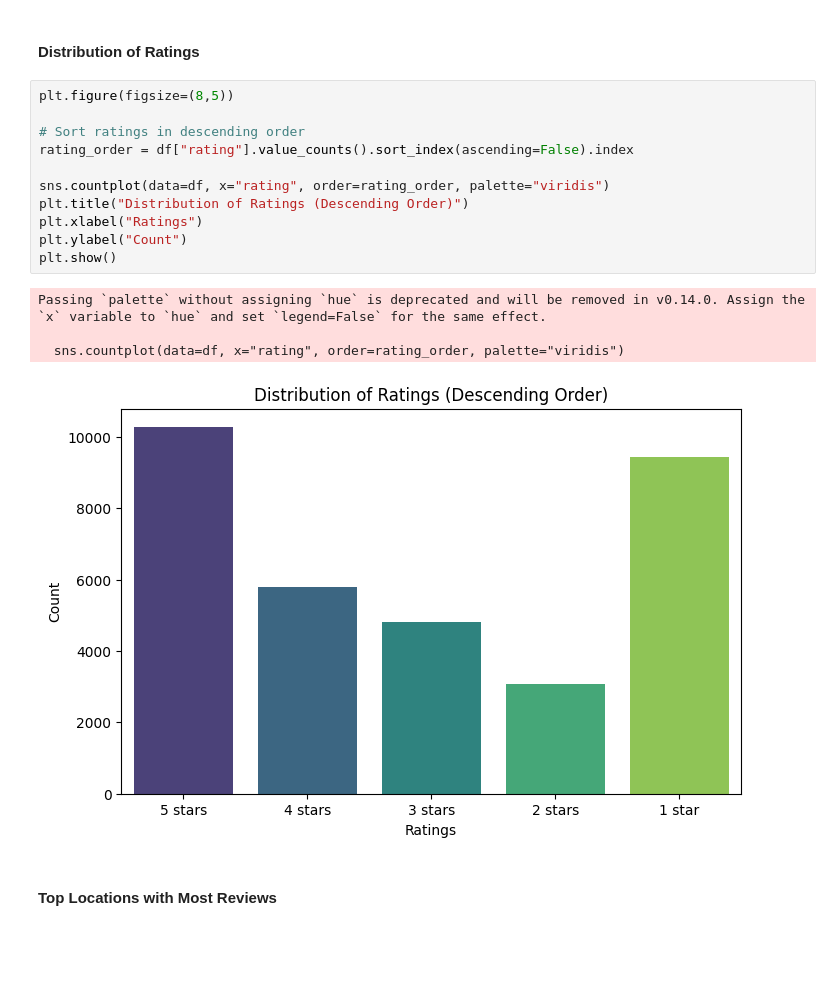
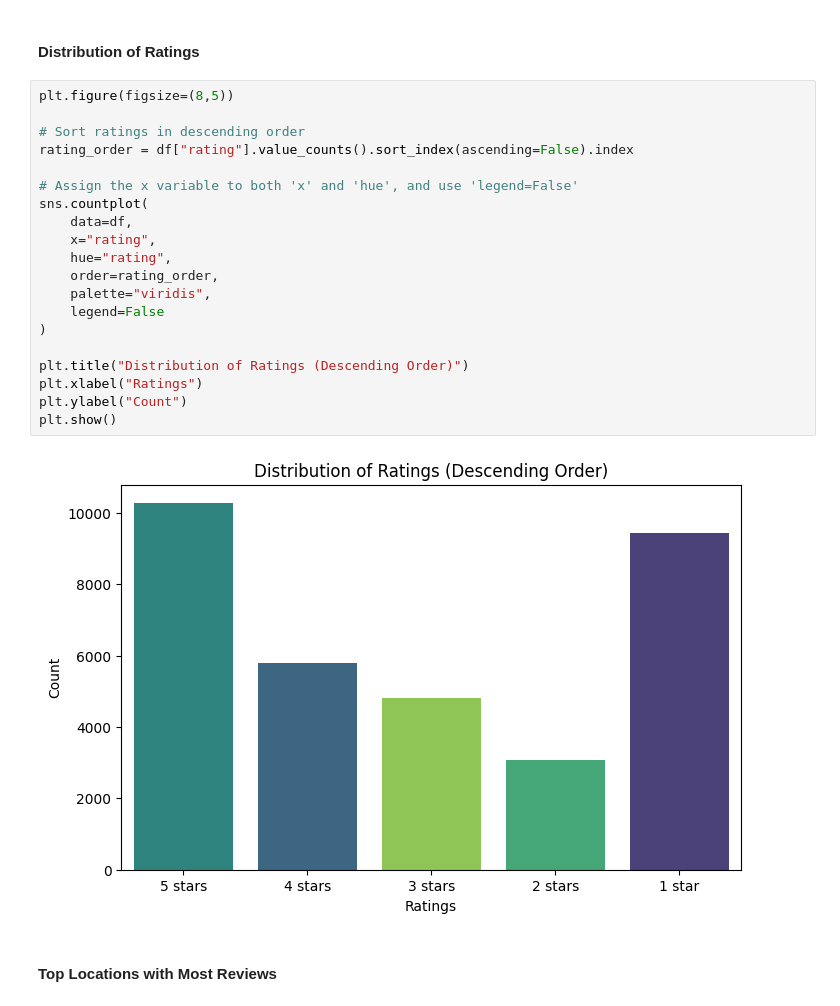
Before and after one commit to chibil5151/Text-and-Sentiment-Analytics, a Jupyter notebook: Part A and B.ipynb, the cells around one changed output. Cells and saved outputs as stored; diff of their text form; blank space fills up the shorter version.

```diff
--- a/Part A and B.ipynb
+++ b/Part A and B.ipynb
@@ -380,19 +317,25 @@ for review in df['review'].sample(10, random_state=42):
 # %%
 plt.figure(figsize=(8,5))
 
 # Sort ratings in descending order
 rating_order = df["rating"].value_counts().sort_index(ascending=False).index
 
-sns.countplot(data=df, x="rating", order=rating_order, palette="viridis")
+# Assign the x variable to both 'x' and 'hue', and use 'legend=False'
+sns.countplot(
+    data=df,
+    x="rating",
+    hue="rating",
+    order=rating_order,
+    palette="viridis",
+    legend=False
+)
+
 plt.title("Distribution of Ratings (Descending Order)")
 plt.xlabel("Ratings")
 plt.ylabel("Count")
 plt.show()
 # %% [output]
-Passing `palette` without assigning `hue` is deprecated and will be removed in v0.14.0. Assign the `x` variable to `hue` and set `legend=False` for the same effect.
-
-  sns.countplot(data=df, x="rating", order=rating_order, palette="viridis")
-[figure, old version]
+[figure, new version]
 # %% [markdown]
 #### Top Locations with Most Reviews
 # %%
```
Also changed, not shown: parts of 83 cells of this notebook.
